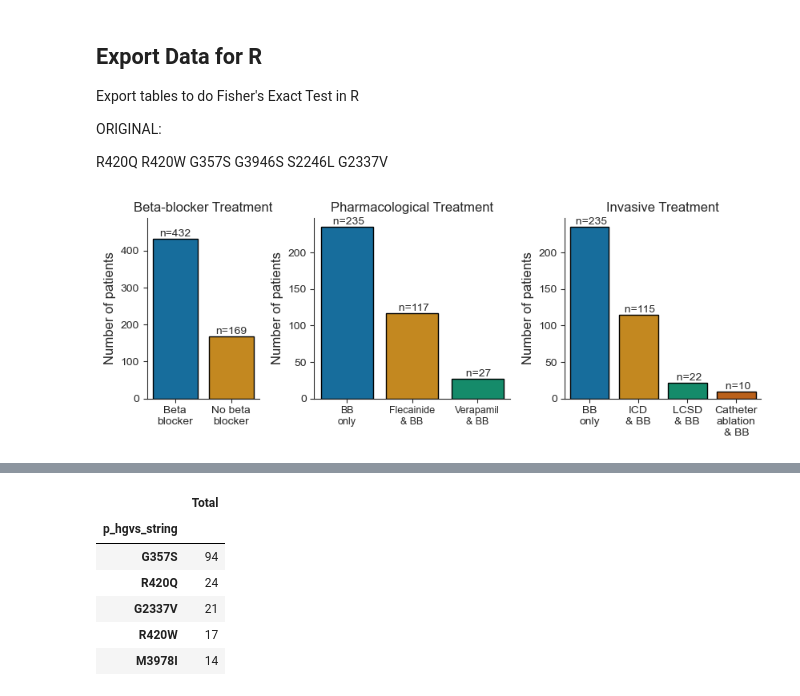
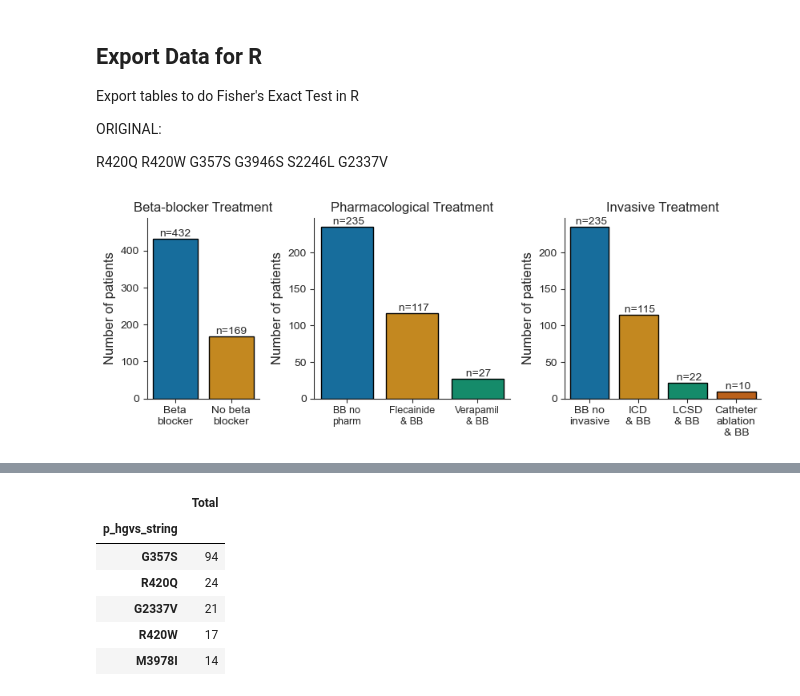
Before and after one commit to alexdaiii/cpvt_database_analysis, a Jupyter notebook: analysis/09_beta_blocker_cpvt.ipynb, the cells around one changed output, grey strips where cells are left out. Cells and saved outputs as stored; diff of their text form; code cells hidden in the pictures.

```diff
--- a/analysis/09_beta_blocker_cpvt.ipynb
+++ b/analysis/09_beta_blocker_cpvt.ipynb
@@ -400,13 +402,16 @@ def plot_treatment_counts(
         panel: FigureParams,
         plt_figure: plt.Figure,
         subplot_spec: SubplotSpec,
-
+        bb_name: str = None
 ):
     plt_names = [v for k, v in treatments.items() if k in treatments_plt]
 
     df_select = df_[
         df_["treatment"].isin(plt_names)
     ]
+    if bb_name:
+        df_select.loc[df_select["treatment"] == treatments[
+            "Beta blocker"], "treatment"] = bb_name
 
     ax = plt_figure.add_subplot(subplot_spec)
 
@@ -551,33 +556,35 @@ def plt_treatments_3():
         plt_figure=fig,
         subplot_spec=gs[0, :2]
     )
     plot_treatment_counts(
         treatment_nums,
         ["Beta blocker",
          # "Enalapril",
          "Flecainide",
          "Verapamil"],
         panel=curr_plot.panels[
             "pharmacological_treatment"],
         plt_figure=fig,
-        subplot_spec=gs[0, 2:5]
+        subplot_spec=gs[0, 2:5],
+        bb_name="BB no\npharm"
     )
 
     plot_treatment_counts(
         treatment_nums,
         ["Beta blocker", "Catheter ablation",
          "Implantable cardioverter-defibrillator",
          "Left cardiac sympathetic denervation"],
         panel=curr_plot.panels["invasive_treatment"],
         plt_figure=fig,
-        subplot_spec=gs[0, 5:]
+        subplot_spec=gs[0, 5:],
+        bb_name="BB no\ninvasive"
     )
     fig.tight_layout()
     # plt.subplots_adjust(wspace=2)  # Add horizontal/vertical space
     save_current_plot("fig6_combined")
     plt.show()
 
 
 plt_treatments_3()
 # %% [output]
-[figure, old version]
+[figure, new version]
```
Also changed, not shown: parts of 6 cells of this notebook, 1 other file.
